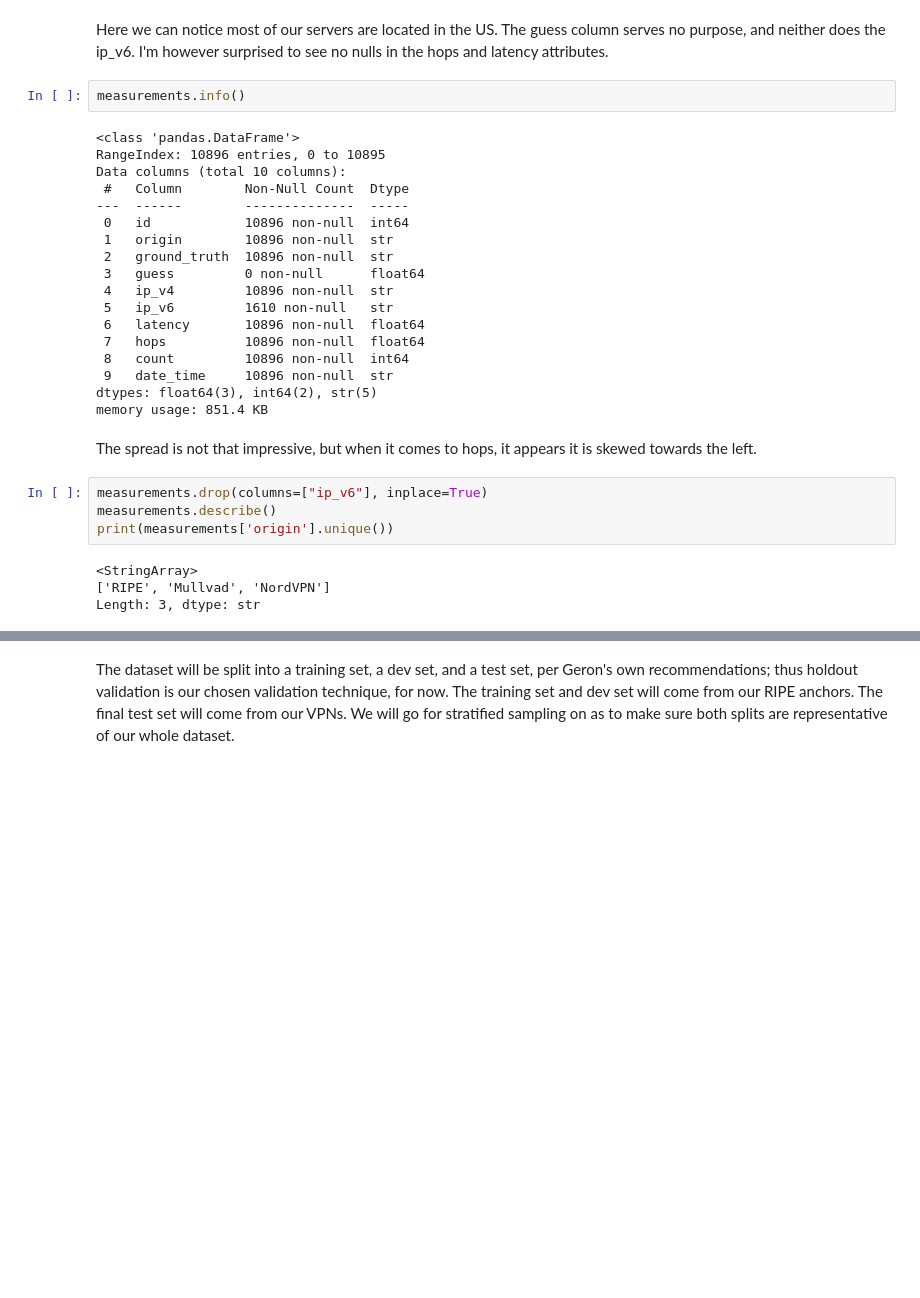
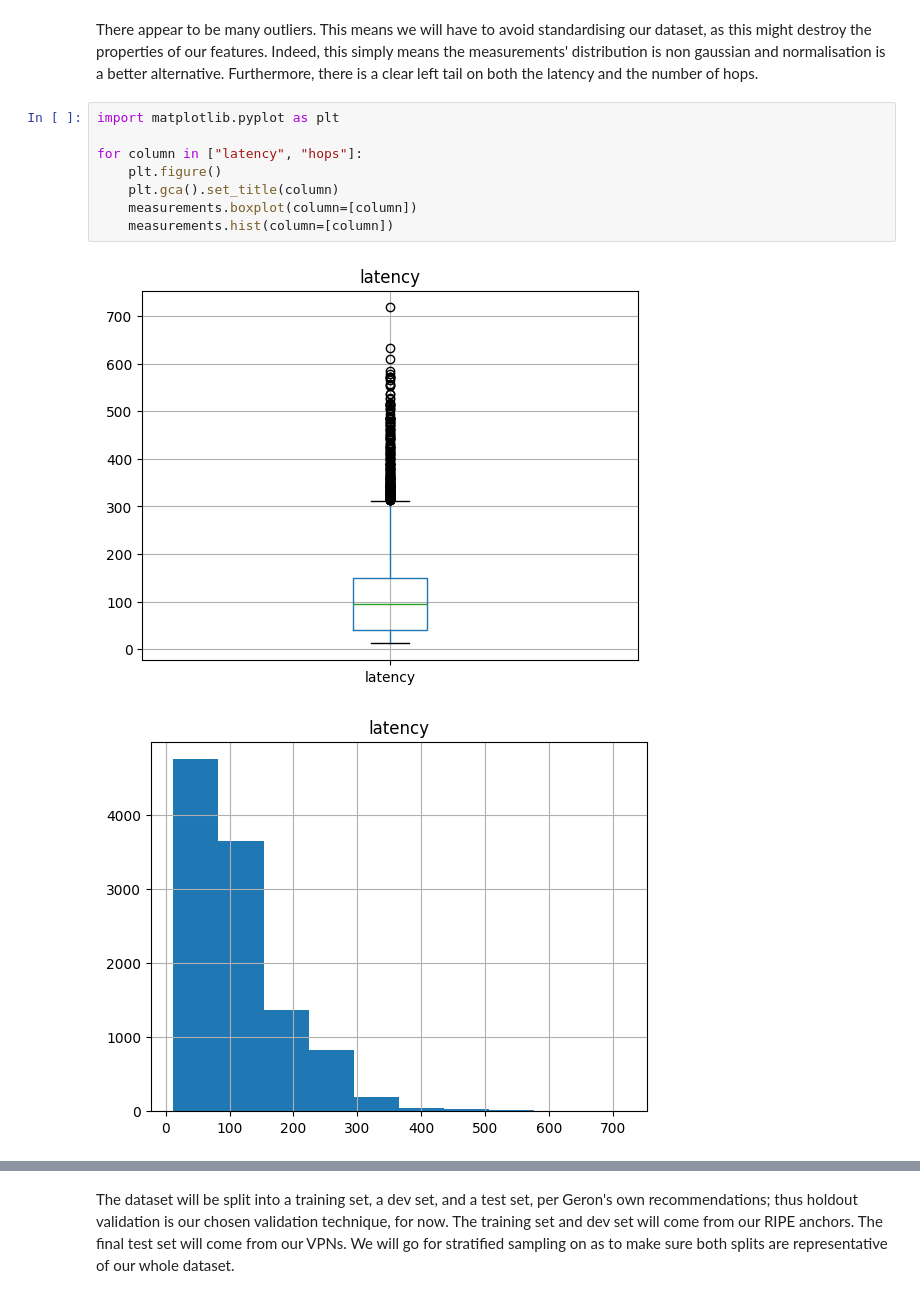
Before and after one commit to rtafurthgarcia/COM763-Assignment, a Jupyter notebook: preparation.ipynb, the cells around one changed output, grey strips where cells are left out. Saved outputs shown, nothing was run; the diff lists cells and outputs as text; blank space fills up the shorter version.

```diff
--- a/preparation.ipynb
+++ b/preparation.ipynb
@@ -26,33 +35,13 @@ measurements.head()
-# %% [markdown]
-Here we can notice most of our servers are located in the US. The guess column serves no purpose, and neither does the ip_v6.
-I'm however surprised to see no nulls in the hops and latency attributes.
-# %%
-measurements.info()
-# %% [output]
-<class 'pandas.DataFrame'>
-RangeIndex: 10896 entries, 0 to 10895
-Data columns (total 10 columns):
- #   Column        Non-Null Count  Dtype
----  ------        --------------  -----
- 0   id            10896 non-null  int64
- 1   origin        10896 non-null  str
- 2   ground_truth  10896 non-null  str
- 3   guess         0 non-null      float64
- 4   ip_v4         10896 non-null  str
- 5   ip_v6         1610 non-null   str
- 6   latency       10896 non-null  float64
- 7   hops          10896 non-null  float64
- 8   count         10896 non-null  int64
- 9   date_time     10896 non-null  str
-dtypes: float64(3), int64(2), str(5)
-memory usage: 851.4 KB
 # %% [markdown]
-The spread is not that impressive, but when it comes to hops, it appears it is skewed towards the left.
+There appear to be many outliers. This means we will have to avoid standardising our dataset, as this might destroy the properties of our features. Indeed, this simply means the measurements' distribution is non gaussian and normalisation is a better alternative. Furthermore, there is a clear left tail on both the latency and the number of hops.
 # %%
-measurements.drop(columns=["ip_v6"], inplace=True)
-measurements.describe()
-print(measurements['origin'].unique())
+import matplotlib.pyplot as plt
+
+for column in ["latency", "hops"]:
+    plt.figure()
+    plt.gca().set_title(column)
+    measurements.boxplot(column=[column])
+    measurements.hist(column=[column])
 # %% [output]
-<StringArray>
-['RIPE', 'Mullvad', 'NordVPN']
-Length: 3, dtype: str
+[figure, added]
+[figure, added]
```
Also changed, not shown: parts of 12 cells of this notebook.
